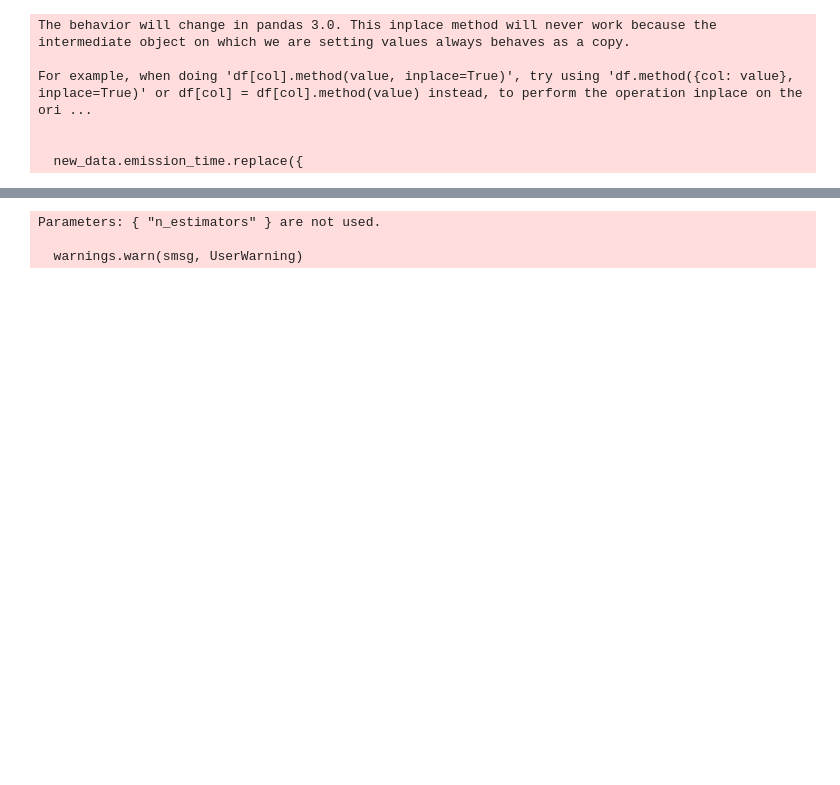
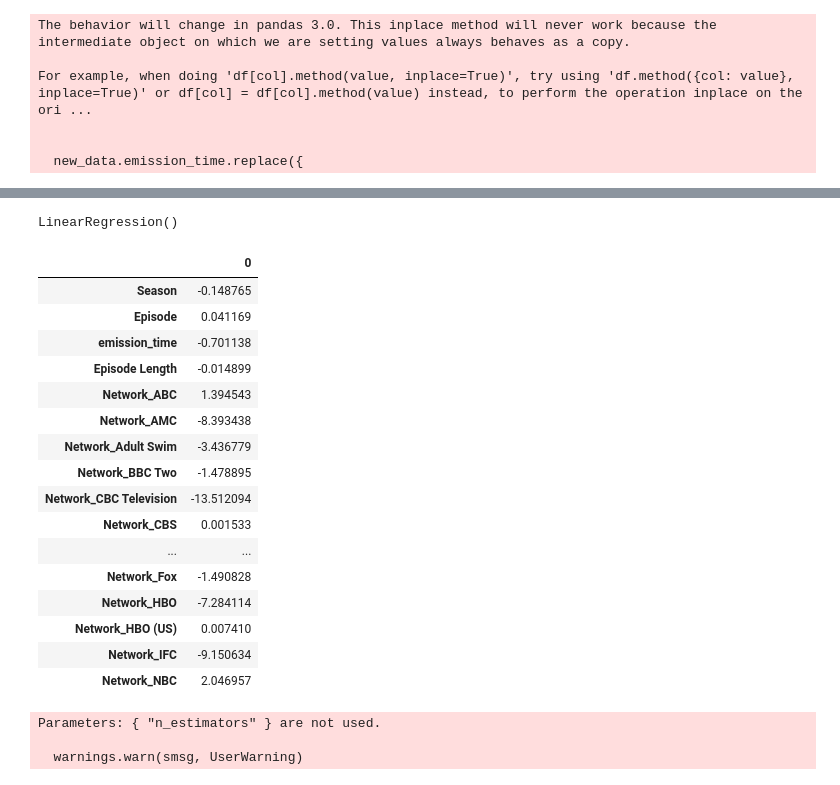
Before and after one commit to mermora97/TV-Shows-Survivorship-, a Jupyter notebook: notebooks/Add variables.ipynb, the cells around one changed output, grey strips where cells are left out. Cells and saved outputs as stored; diff of their text form; code cells hidden in the pictures; blank space fills up the shorter version.

Commit message:
deleted NLP regression finalized

```diff
--- a/notebooks/Add variables.ipynb
+++ b/notebooks/Add variables.ipynb
@@ -224,0 +232,8 @@ See the caveats in the documentation: https://pandas.pydata.org/pandas-docs/stab
+# %%
+# Define features (X) and target variable (y)
+X = model_data.drop(columns=['Viewership (millions)'])  # Features
+y = model_data['Viewership (millions)']  # Target variable
+# %%
+# Convert booleans
+bool_cols = X.select_dtypes(include=['bool']).columns
+X[bool_cols] = X[bool_cols].astype(int)
@@ -225,3 +316,38 @@ See the caveats in the documentation: https://pandas.pydata.org/pandas-docs/stab
+# %%
+from sklearn.linear_model import LinearRegression
+from sklearn.model_selection import train_test_split
+
+# Split data
+X_train, X_test, y_train, y_test = train_test_split(X, y, test_size=0.2, random_state=42)
+
+# Train model
+lr = LinearRegression()
+lr.fit(X_train, y_train)
+
+# Get coefficients
+feature_importance = dict(zip(X.columns, lr.coef_))
+# %% [output]
+LinearRegression()
+# %%
+pd.DataFrame(lr.coef_, index = X.columns).head(20)
+# %% [output]
+|  | 0 |
+| Season | -0.148765 |
+| Episode | 0.041169 |
+| emission_time | -0.701138 |
+| Episode Length | -0.014899 |
+| Network_ABC | 1.394543 |
+| Network_AMC | -8.393438 |
+| Network_Adult Swim | -3.436779 |
+| Network_BBC Two | -1.478895 |
+| Network_CBC Television | -13.512094 |
+| Network_CBS | 0.001533 |
+| ... | ... |
+| Network_Fox | -1.490828 |
+| Network_HBO | -7.284114 |
+| Network_HBO (US) | 0.007410 |
+| Network_IFC | -9.150634 |
+| Network_NBC | 2.046957 |
 # %%
 import numpy as np
 import xgboost as xgb
```
Also changed, not shown: parts of 8 cells of this notebook.
